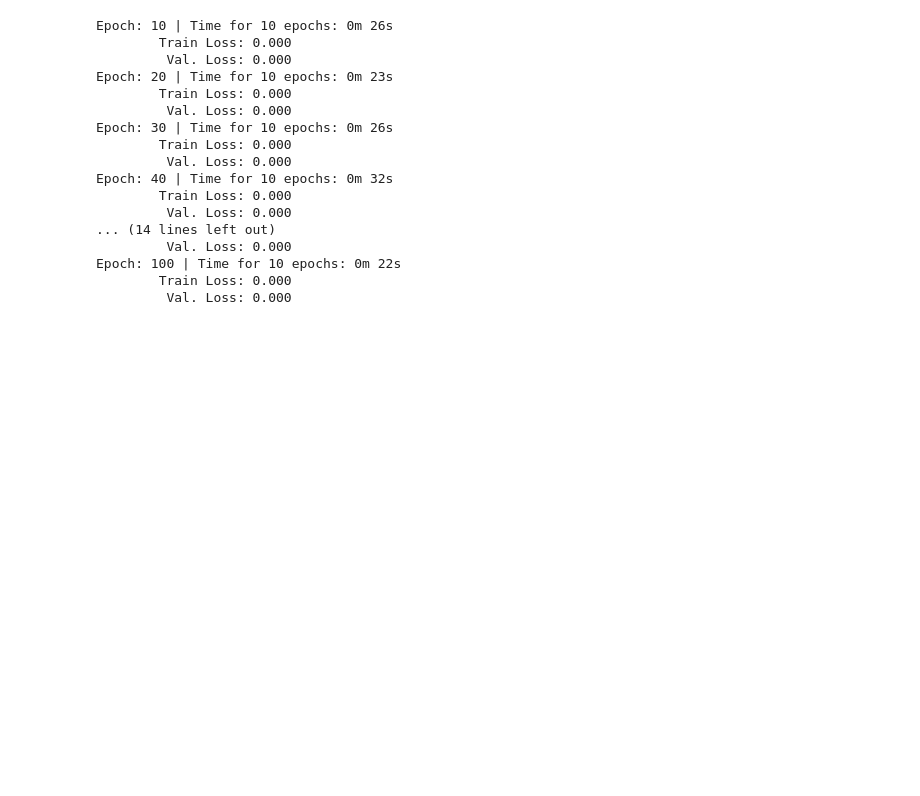
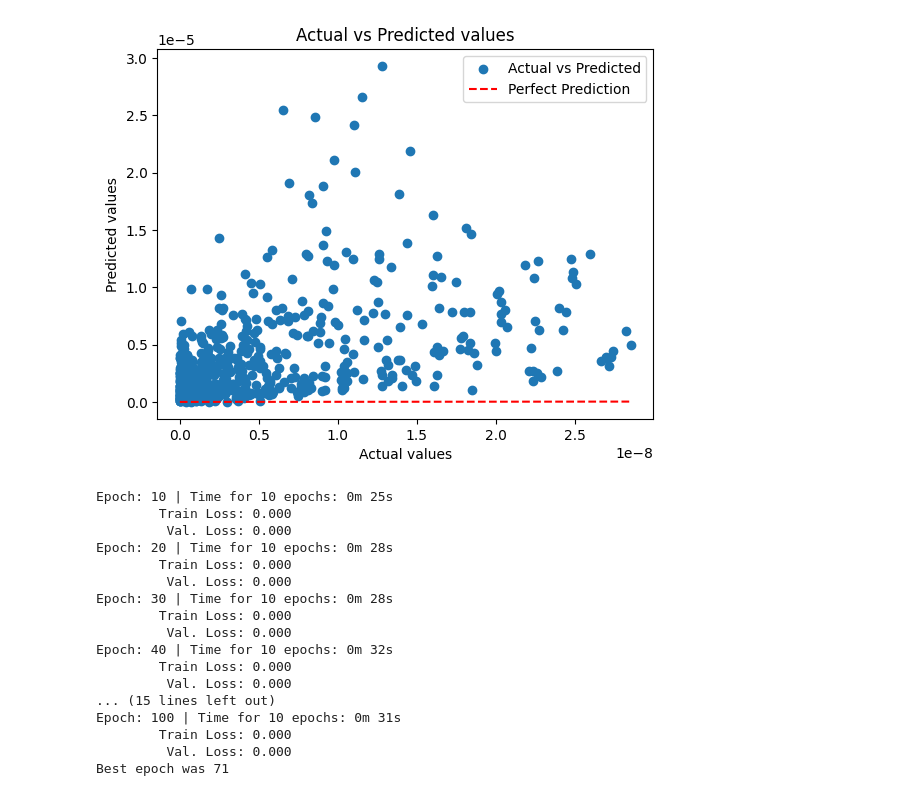
Before and after one commit to SDavenia/CL-GNN, a Jupyter notebook: different_metrics_scaling.ipynb, the cells around one changed output. Saved outputs shown, nothing was run; the diff lists cells and outputs as text; code cells hidden in the pictures; blank space fills up the shorter version.

```diff
--- a/different_metrics_scaling.ipynb
+++ b/different_metrics_scaling.ipynb
@@ -123,0 +157,6 @@ criterion = torch.nn.MSELoss().to(device)
+# %%
+model = GCN_pairs_distance(input_features=dataset.num_node_features, hidden_channels=64, output_embeddings=300, name='GCN_cosine_counts', dist = 'cosine').to(device)
+model.load_state_dict(torch.load("models/GCN_cosine_counts.pt"))
+y, predictions = score(model, test_loader)
+plot_results(y, predictions)
+# %% [output]
@@ -123,0 +164 @@ criterion = torch.nn.MSELoss().to(device)
+[figure, added]
@@ -124,20 +171,20 @@ criterion = torch.nn.MSELoss().to(device)
 # %%
-training_loop(model, train_loader, optimizer, criterion, val_loader, epoch_number=100)
+train_losses, validation_losses = training_loop(model, train_loader, optimizer, criterion, val_loader, epoch_number=100, return_losses=True)
 # %% [output]
-Epoch: 10 | Time for 10 epochs: 0m 26s
+Epoch: 10 | Time for 10 epochs: 0m 25s
         Train Loss: 0.000
          Val. Loss: 0.000
-Epoch: 20 | Time for 10 epochs: 0m 23s
+Epoch: 20 | Time for 10 epochs: 0m 28s
         Train Loss: 0.000
          Val. Loss: 0.000
-Epoch: 30 | Time for 10 epochs: 0m 26s
+Epoch: 30 | Time for 10 epochs: 0m 28s
         Train Loss: 0.000
          Val. Loss: 0.000
 Epoch: 40 | Time for 10 epochs: 0m 32s
         Train Loss: 0.000
          Val. Loss: 0.000
-... (14 lines left out)
-         Val. Loss: 0.000
-Epoch: 100 | Time for 10 epochs: 0m 22s
+... (15 lines left out)
+Epoch: 100 | Time for 10 epochs: 0m 31s
         Train Loss: 0.000
          Val. Loss: 0.000
+Best epoch was 71
```
Also changed, not shown: parts of 17 cells of this notebook, 2 other files.
